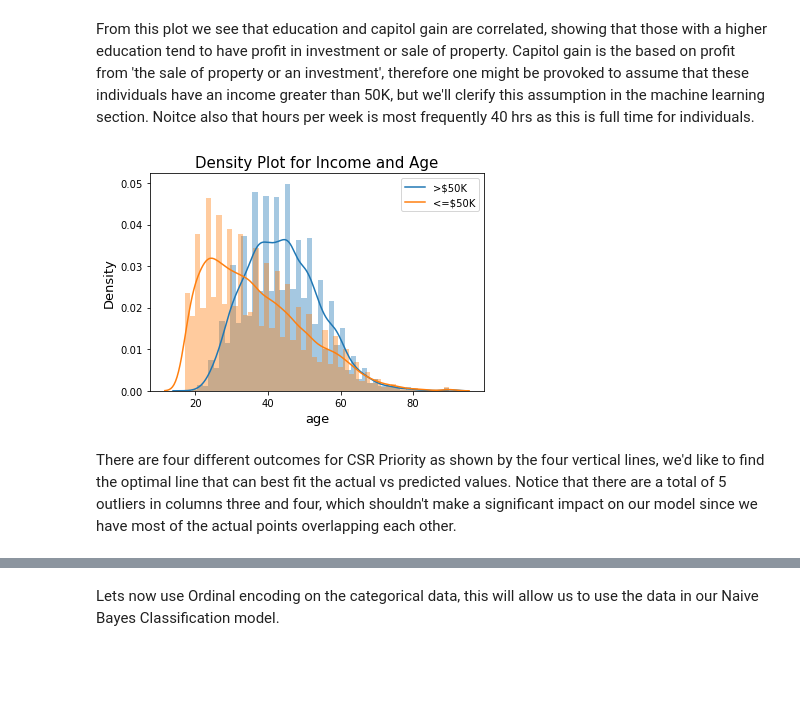
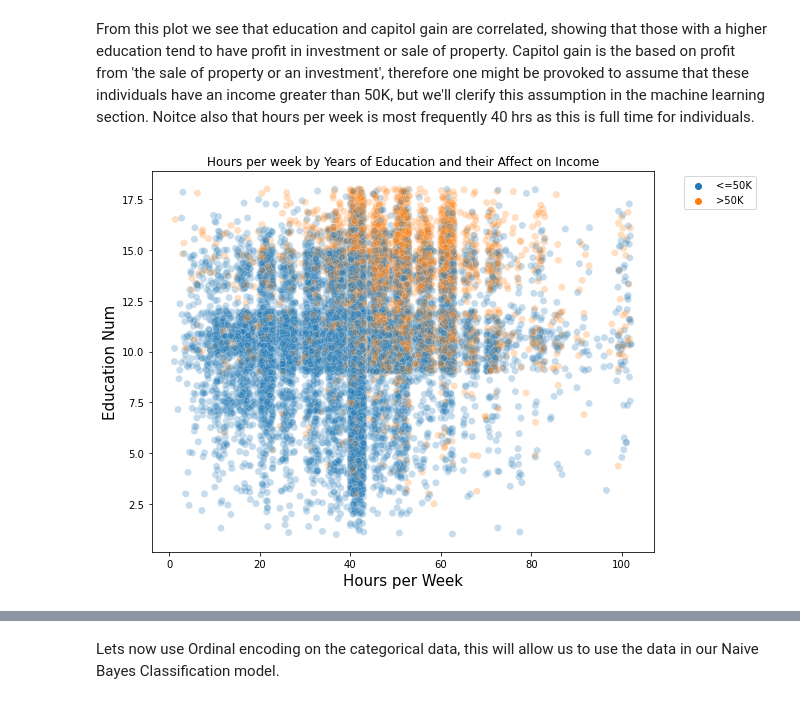
Before and after one commit to mattf4171/DataScience, a Jupyter notebook: income.ipynb, the cells around one changed output, grey strips where cells are left out. Saved outputs shown, nothing was run; the diff lists cells and outputs as text; code cells hidden in the pictures; blank space fills up the shorter version.

Commit message:
Add files via upload
Updates version of Income notebook.

```diff
--- a/income.ipynb
+++ b/income.ipynb
@@ -131,8 +131,13 @@ plt.title('Relationship of Numerical Data', fontsize= 15);
 # %% [markdown]
 From this plot we see that education and capitol gain are correlated, showing that those with a higher education tend to have profit in investment or sale of property. Capitol gain is the based on profit from 'the sale of property or an investment', therefore one might be provoked to assume that these individuals have an income greater than 50K, but we'll clerify this assumption in the machine learning section. Noitce also that hours per week is most frequently 40 hrs as this is full time for individuals.
 # %%
-plt.figure(figsize=(9,7))df['x'] = df['hours_per_week'] + np.random.rand(df.shape[0])*3df['y'] = df['education_num']  + np.random.rand(df.shape[0])*2plot1 = sns.scatterplot(x='x', y='y', data=df, hue='label', s=50, alpha=.25)plt.title('Hours per week by Years of Education and their Affect on Income')plt.xlabel('Hours per Week', fontsize=15)plt.ylabel('Education Num', fontsize=15)plt.legend( bbox_to_anchor = (1.05, 1.0), loc='upper left');
+plt.figure(figsize=(9,7))
+df['x'] = df['hours_per_week'] + np.random.rand(df.shape[0])*3
+df['y'] = df['education_num']  + np.random.rand(df.shape[0])*2
+plot1 = sns.scatterplot(x='x', y='y', data=df, hue='label', s=50, alpha=.25)
+plt.title('Hours per week by Years of Education and their Affect on Income')
+plt.xlabel('Hours per Week', fontsize=15)
+plt.ylabel('Education Num', fontsize=15)
+plt.legend( bbox_to_anchor = (1.05, 1.0), loc='upper left');
 # %% [output]
-[figure, old version]
+[figure, new version]
-# %% [markdown]
-There are four different outcomes for CSR Priority as shown by the four vertical lines, we'd like to find the optimal line that can best fit the actual vs predicted values. Notice that there are a total of 5 outliers in columns three and four, which shouldn't make a significant impact on our model since we have most of the actual points overlapping each other.
```
Also changed, not shown: parts of 19 cells of this notebook.
